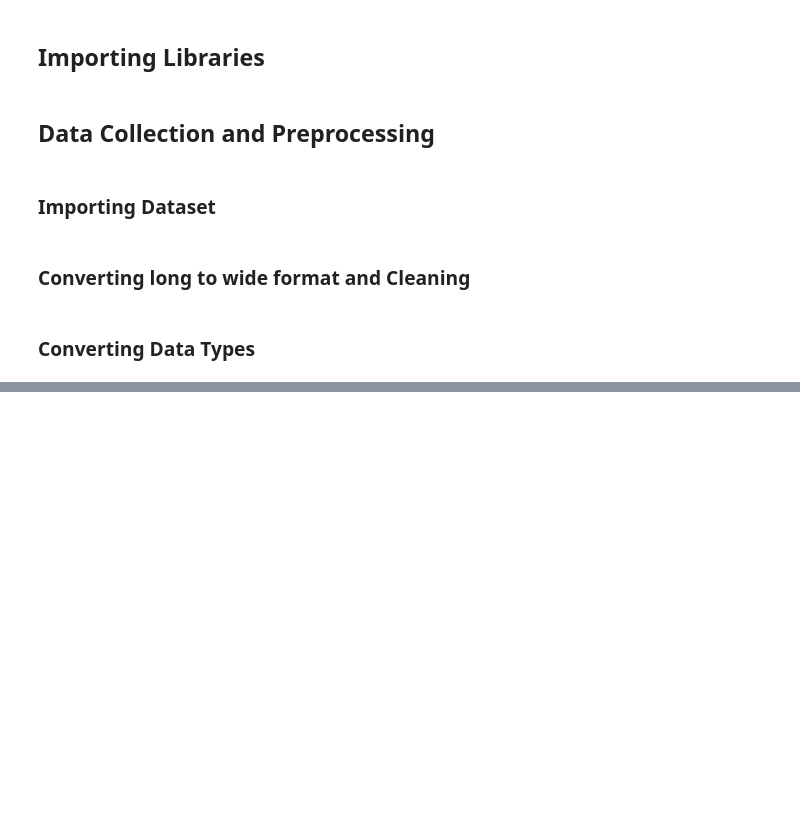
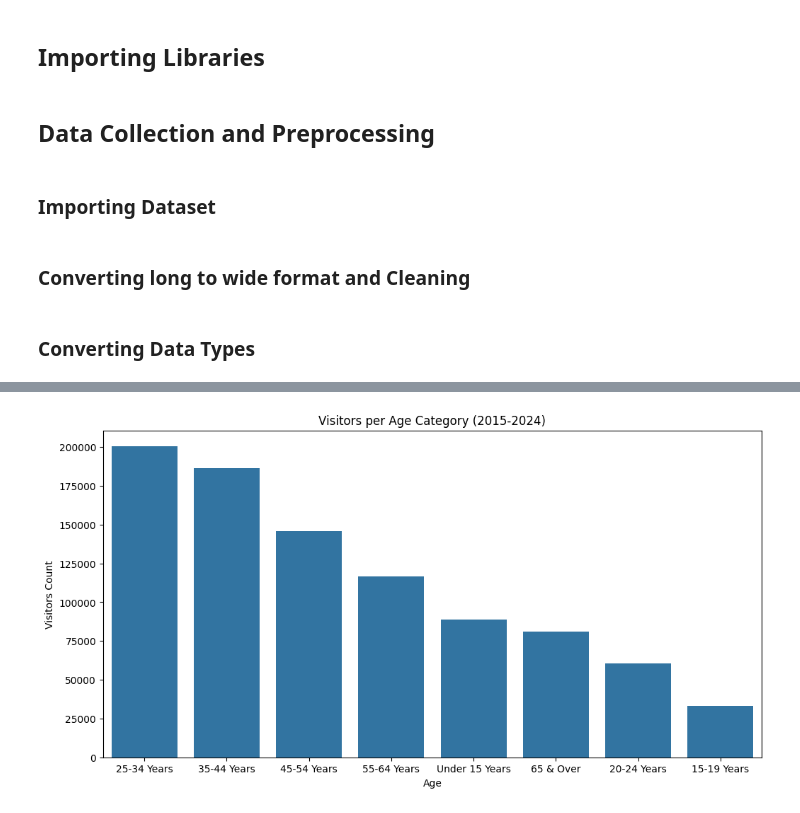
Before and after one commit to KaungSiThu-Sallius/Forecasting-Tourism-Demand-in-Singapore, a Jupyter notebook: main.ipynb, the cells around one changed output, grey strips where cells are left out. Drawn from its saved outputs; the diff is of its cells as text; code cells hidden in the pictures; blank space fills up the shorter version.

```diff
--- a/main.ipynb
+++ b/main.ipynb
@@ -116,0 +103,9 @@ memory usage: 44.6+ KB
+# %%
+inter_arrival_stay_days_df['visitor_arrivals'] = inter_arrival_stay_days_df['visitor_arrivals'].astype('int')
+
+inter_arrival_age_df = inter_arrival_age_df[inter_arrival_age_df['age'] != 'Not Stated']
+inter_arrival_age_df['visitor_arrivals'] = inter_arrival_age_df['visitor_arrivals'].astype('int')
+
+inter_arrival_gender_df['visitor_arrivals'] = inter_arrival_gender_df['visitor_arrivals'].astype('int')
+
+weather_df['weather_data'] = weather_df['weather_data'].astype('float')
@@ -116,0 +181,13 @@ memory usage: 44.6+ KB
+# %%
+inter_arrival_age_df_group = inter_arrival_age_df.copy()
+inter_arrival_age_df_group = inter_arrival_age_df_group.groupby('age')['visitor_arrivals'].mean().sort_values(ascending=False)
+inter_arrival_age_df_group = pd.DataFrame(inter_arrival_age_df_group[inter_arrival_age_df_group.index != 'Total'])
+
+fig, ax = plt.subplots(figsize=(12, 6))
+sns.barplot(data=inter_arrival_age_df_group, x='age', y='visitor_arrivals', ax=ax)
+plt.xlabel('Age')
+plt.ylabel('Visitors Count')
+plt.title('Visitors per Age Category (2015-2024)')
+plt.show()
+# %% [output]
+[figure, added]
```
Also changed, not shown: parts of 21 cells of this notebook, 4 other files.
